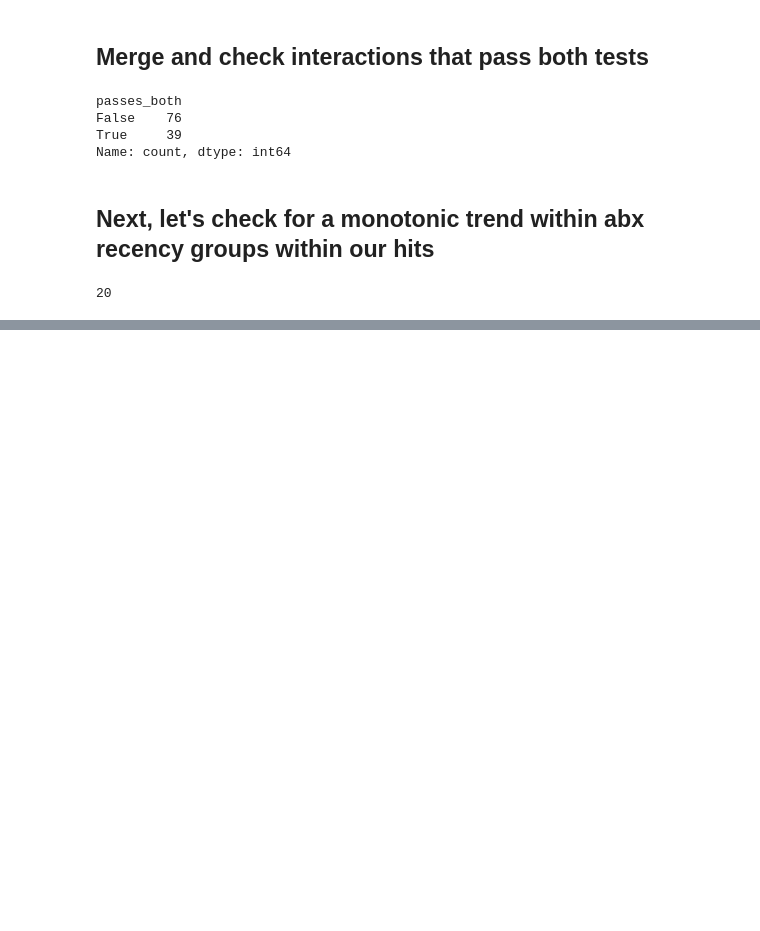
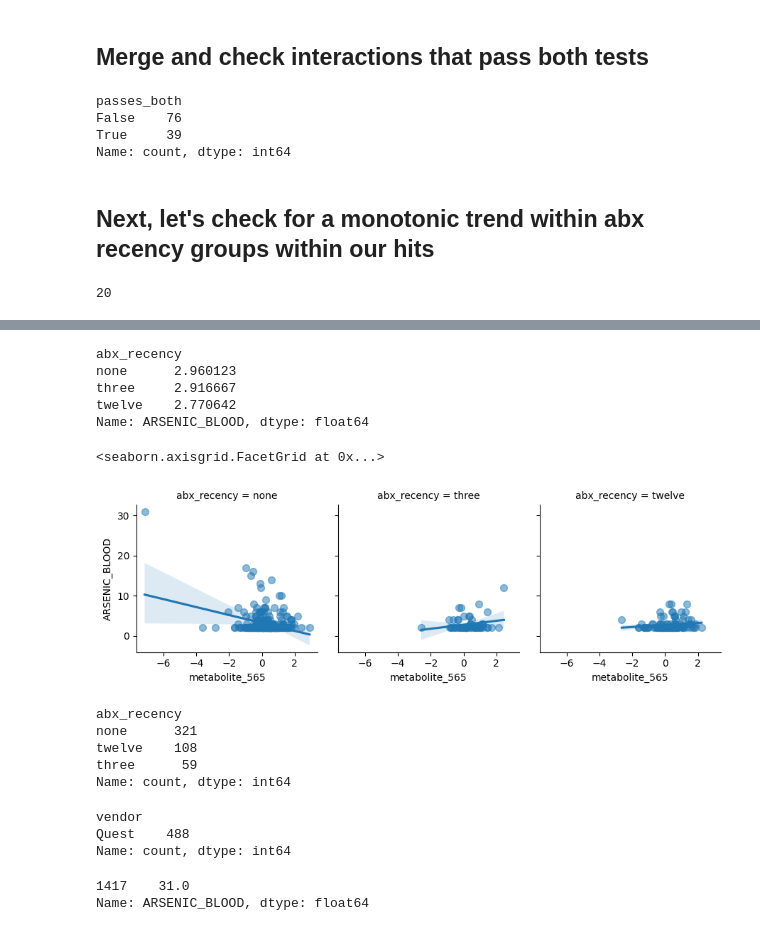
Before and after one commit to Gibbons-Lab/2026_cperez_antibiotic_recency, a Jupyter notebook: 05_chemistries_health/abx_metab_interaction_results.ipynb, the cells around one changed output, grey strips where cells are left out. Saved outputs shown, nothing was run; the diff lists cells and outputs as text; code cells hidden in the pictures; blank space fills up the shorter version.

```diff
--- a/05_chemistries_health/abx_metab_interaction_results.ipynb
+++ b/05_chemistries_health/abx_metab_interaction_results.ipynb
@@ -523,0 +518,33 @@ Notes:
+# %%
+labs_mets[['ARSENIC_BLOOD','metabolite_565','abx_recency']].groupby("abx_recency")['ARSENIC_BLOOD'].mean()
+# %% [output]
+abx_recency
+none      2.960123
+three     2.916667
+twelve    2.770642
+Name: ARSENIC_BLOOD, dtype: float64
+# %%
+g = sns.FacetGrid(labs_mets, col="abx_recency")
+g.map(sns.regplot, "metabolite_565", "ARSENIC_BLOOD", scatter_kws={'s': 50, 'alpha':0.5})
+# %% [output]
+<seaborn.axisgrid.FacetGrid at 0x...>
+[figure, added]
+# %%
+labs_mets[['ARSENIC_BLOOD','metabolite_565','abx_recency']].dropna()['abx_recency'].value_counts()
+# %% [output]
+abx_recency
+none      321
+twelve    108
+three      59
+Name: count, dtype: int64
+# %%
+labs_mets[['ARSENIC_BLOOD','metabolite_565','abx_recency','vendor']].dropna()['vendor'].value_counts()
+# %% [output]
+vendor
+Quest    488
+Name: count, dtype: int64
+# %%
+labs_mets[labs_mets['ARSENIC_BLOOD'] > 25]['ARSENIC_BLOOD']
+# %% [output]
+1417    31.0
+Name: ARSENIC_BLOOD, dtype: float64
```
Also changed, not shown: parts of 15 cells of this notebook, 23 other files.
